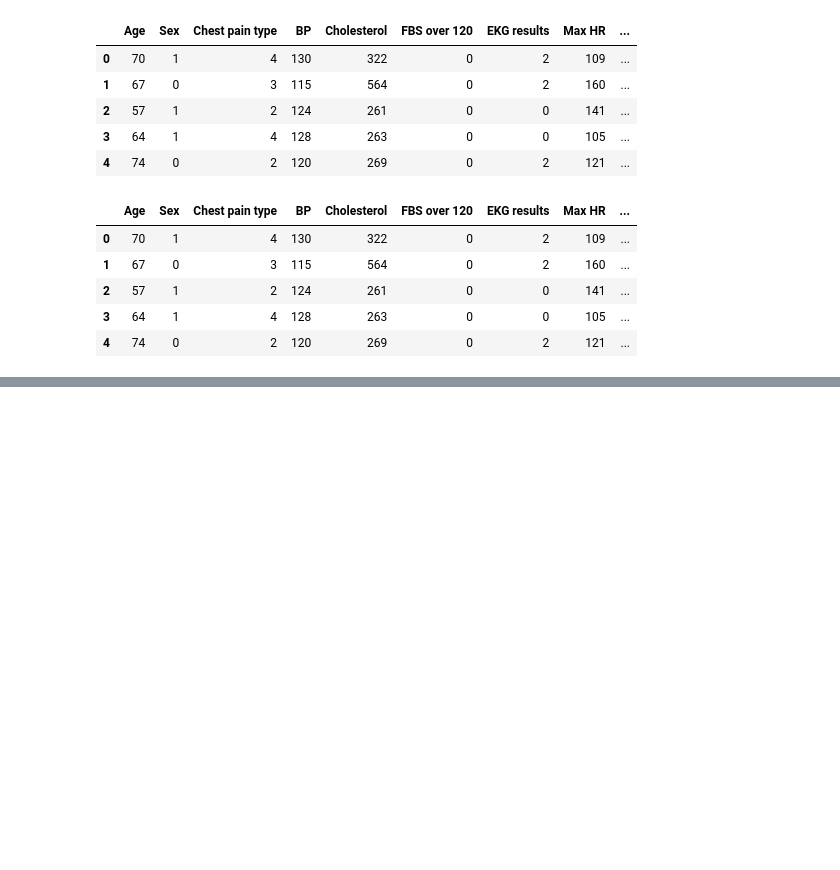
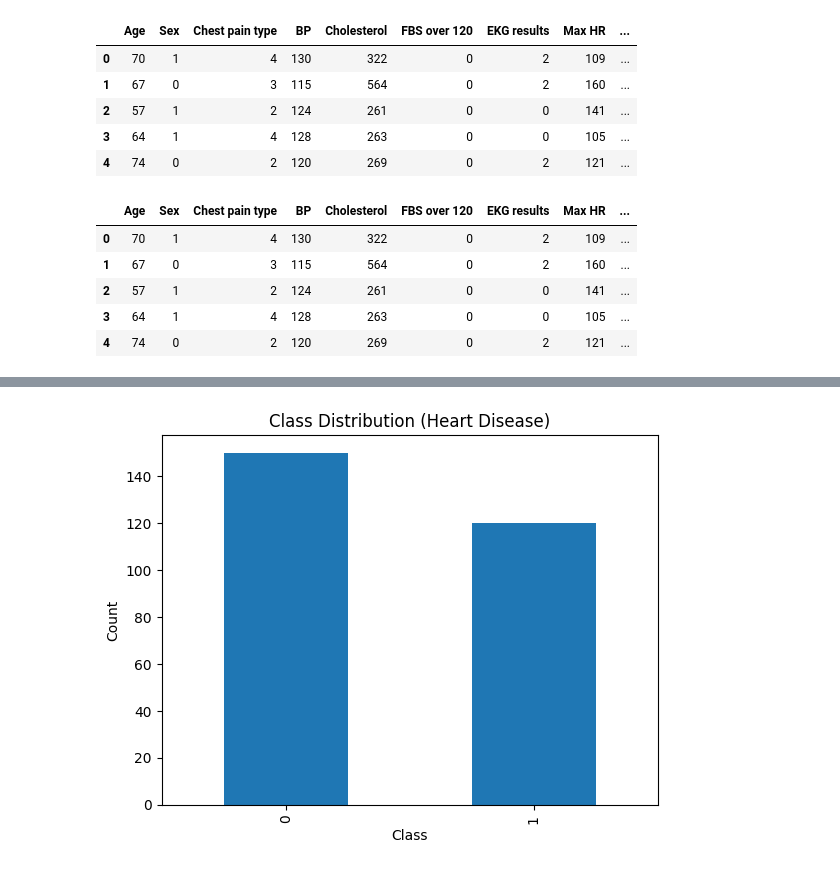
Before and after one commit to sebasPuentes/TDSE-LAB02, a Jupyter notebook: heart_disease_lr_analysis.ipynb, the cells around one changed output, grey strips where cells are left out. Cells and saved outputs as stored; diff of their text form; code cells hidden in the pictures; blank space fills up the shorter version.

```diff
--- a/heart_disease_lr_analysis.ipynb
+++ b/heart_disease_lr_analysis.ipynb
@@ -43,7 +44,7 @@ Using Colab cache for faster access to the 'heartdisease' dataset.
 | 4 | 74 | 0 | 2 | 120 | 269 | 0 | 2 | 121 | ... |
 # %%
 # ABSENCE = 1 and PRESENCE = 0
-dt = df.replace({"Presence":0,"Absence":1})
+dt = df.replace({"Presence":1,"Absence":0})
 
 dt.head()
 # %% [output]
@@ -55,0 +106,9 @@ dt.head()
+# %%
+plt.figure()
+dt["Heart Disease"].value_counts().plot(kind="bar")
+plt.xlabel("Class")
+plt.ylabel("Count")
+plt.title("Class Distribution (Heart Disease)")
+plt.show()
+# %% [output]
+[figure, added]
```
Also changed, not shown: parts of 69 cells of this notebook, 6 other files.
